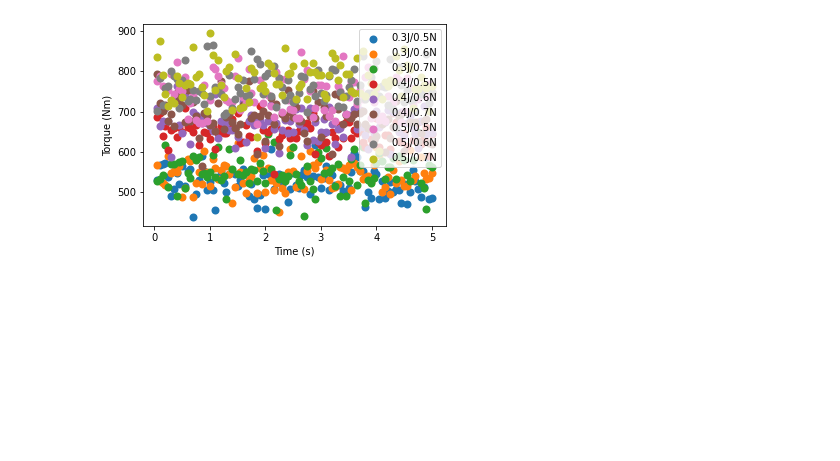
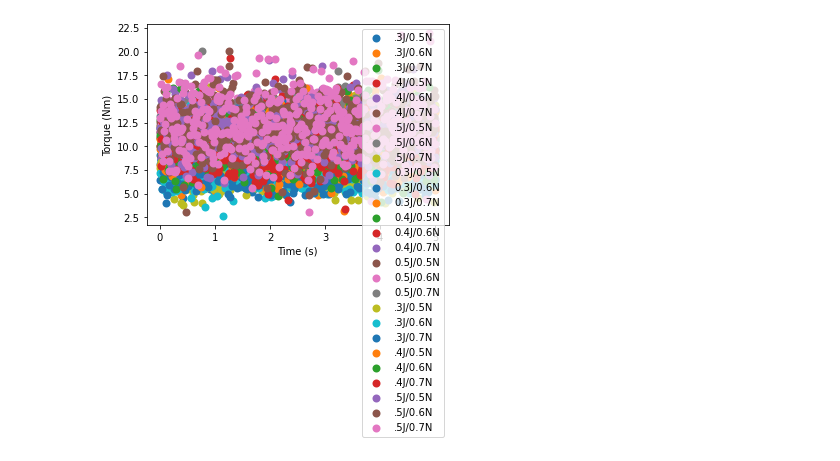
Before and after one commit to citojaya/dem_scaleup, a Jupyter notebook: power_plot.ipynb, the cells around one changed output. Cells and saved outputs as stored; diff of their text form; code cells hidden in the pictures; blank space fills up the shorter version.

```diff
--- a/power_plot.ipynb
+++ b/power_plot.ipynb
@@ -33,40 +33,54 @@ def getTorque(path_list):
     return data
 
 
-path_list = [#"E:/drum/density/8000/ppsf/0.1/damp/0.1/pwsf/0.4/508mm/12.7mm/0.3J/0.5N",
-#              "E:/drum/density/8000/ppsf/0.1/damp/0.1/pwsf/0.4/508mm/12.7mm/0.3J/0.6N",
-#              "E:/drum/density/8000/ppsf/0.1/damp/0.1/pwsf/0.4/508mm/12.7mm/0.3J/0.7N",
-#              "E:/drum/density/8000/ppsf/0.1/damp/0.1/pwsf/0.4/508mm/12.7mm/0.4J/0.5N",
-#              "E:/drum/density/8000/ppsf/0.1/damp/0.1/pwsf/0.4/508mm/12.7mm/0.4J/0.6N",
-#              "E:/drum/density/8000/ppsf/0.1/damp/0.1/pwsf/0.4/508mm/12.7mm/0.4J/0.7N",
-#              "E:/drum/density/8000/ppsf/0.1/damp/0.1/pwsf/0.4/508mm/12.7mm/0.5J/0.5N",
-#              "E:/drum/density/8000/ppsf/0.1/damp/0.1/pwsf/0.4/508mm/12.7mm/0.5J/0.6N",
-#              "E:/drum/density/8000/ppsf/0.1/damp/0.1/pwsf/0.4/508mm/12.7mm/0.5J/0.7N",
-#              "E:/drum/density/8000/ppsf/0.1/damp/0.1/pwsf/0.4/508mm/19.05mm/0.3J/0.5N",
-#              "E:/drum/density/8000/ppsf/0.1/damp/0.1/pwsf/0.4/508mm/19.05mm/0.3J/0.6N",
-#              "E:/drum/density/8000/ppsf/0.1/damp/0.1/pwsf/0.4/508mm/19.05mm/0.3J/0.7N",
-#              "E:/drum/density/8000/ppsf/0.1/damp/0.1/pwsf/0.4/508mm/19.05mm/0.4J/0.5N",
-#              "E:/drum/density/8000/ppsf/0.1/damp/0.1/pwsf/0.4/508mm/19.05mm/0.4J/0.6N",
-#              "E:/drum/density/8000/ppsf/0.1/damp/0.1/pwsf/0.4/508mm/19.05mm/0.4J/0.7N",
-#              "E:/drum/density/8000/ppsf/0.1/damp/0.1/pwsf/0.4/508mm/19.05mm/0.5J/0.5N",
-#              "E:/drum/density/8000/ppsf/0.1/damp/0.1/pwsf/0.4/508mm/19.05mm/0.5J/0.6N",
-#              "E:/drum/density/8000/ppsf/0.1/damp/0.1/pwsf/0.4/508mm/19.05mm/0.5J/0.7N",
-             "E:/drum/density/8000/ppsf/0.1/damp/0.1/pwsf/0.4/1000mm/25.4mm/0.3J/0.5N",
-             "E:/drum/density/8000/ppsf/0.1/damp/0.1/pwsf/0.4/1000mm/25.4mm/0.3J/0.6N",
-             "E:/drum/density/8000/ppsf/0.1/damp/0.1/pwsf/0.4/1000mm/25.4mm/0.3J/0.7N",
-             "E:/drum/density/8000/ppsf/0.1/damp/0.1/pwsf/0.4/1000mm/25.4mm/0.4J/0.5N",
-             "E:/drum/density/8000/ppsf/0.1/damp/0.1/pwsf/0.4/1000mm/25.4mm/0.4J/0.6N",
-             "E:/drum/density/8000/ppsf/0.1/damp/0.1/pwsf/0.4/1000mm/25.4mm/0.4J/0.7N",
-             "E:/drum/density/8000/ppsf/0.1/damp/0.1/pwsf/0.4/1000mm/25.4mm/0.5J/0.5N",
-             "E:/drum/density/8000/ppsf/0.1/damp/0.1/pwsf/0.4/1000mm/25.4mm/0.5J/0.6N",
-             "E:/drum/density/8000/ppsf/0.1/damp/0.1/pwsf/0.4/1000mm/25.4mm/0.5J/0.7N"]
+path_list = ["E:/drum/density/8000/ppsf/0.1/damp/0.1/pwsf/0.4/254mm/12.7mm/0.3J/0.5N",
+             "E:/drum/density/8000/ppsf/0.1/damp/0.1/pwsf/0.4/254mm/12.7mm/0.3J/0.6N",
+             "E:/drum/density/8000/ppsf/0.1/damp/0.1/pwsf/0.4/254mm/12.7mm/0.3J/0.7N",
+             "E:/drum/density/8000/ppsf/0.1/damp/0.1/pwsf/0.4/254mm/12.7mm/0.4J/0.5N",
+             "E:/drum/density/8000/ppsf/0.1/damp/0.1/pwsf/0.4/254mm/12.7mm/0.4J/0.6N",
+             "E:/drum/density/8000/ppsf/0.1/damp/0.1/pwsf/0.4/254mm/12.7mm/0.4J/0.7N",
+             "E:/drum/density/8000/ppsf/0.1/damp/0.1/pwsf/0.4/254mm/12.7mm/0.5J/0.5N",
+             "E:/drum/density/8000/ppsf/0.1/damp/0.1/pwsf/0.4/254mm/12.7mm/0.5J/0.6N",
+             "E:/drum/density/8000/ppsf/0.1/damp/0.1/pwsf/0.4/254mm/12.7mm/0.5J/0.7N",
+             "E:/drum/density/8000/ppsf/0.1/damp/0.1/pwsf/0.4/254mm/19.05mm/0.3J/0.5N",
+             "E:/drum/density/8000/ppsf/0.1/damp/0.1/pwsf/0.4/254mm/19.05mm/0.3J/0.6N",
+             "E:/drum/density/8000/ppsf/0.1/damp/0.1/pwsf/0.4/254mm/19.05mm/0.3J/0.7N",
+             "E:/drum/density/8000/ppsf/0.1/damp/0.1/pwsf/0.4/254mm/19.05mm/0.4J/0.5N",
+             "E:/drum/density/8000/ppsf/0.1/damp/0.1/pwsf/0.4/254mm/19.05mm/0.4J/0.6N",
+             "E:/drum/density/8000/ppsf/0.1/damp/0.1/pwsf/0.4/254mm/19.05mm/0.4J/0.7N",
+             "E:/drum/density/8000/ppsf/0.1/damp/0.1/pwsf/0.4/254mm/19.05mm/0.5J/0.5N",
+             "E:/drum/density/8000/ppsf/0.1/damp/0.1/pwsf/0.4/254mm/19.05mm/0.5J/0.6N",
+             "E:/drum/density/8000/ppsf/0.1/damp/0.1/pwsf/0.4/254mm/19.05mm/0.5J/0.7N",
+             "E:/drum/density/8000/ppsf/0.1/damp/0.1/pwsf/0.4/254mm/25.4mm/0.3J/0.5N",
+             "E:/drum/density/8000/ppsf/0.1/damp/0.1/pwsf/0.4/254mm/25.4mm/0.3J/0.6N",
+             "E:/drum/density/8000/ppsf/0.1/damp/0.1/pwsf/0.4/254mm/25.4mm/0.3J/0.7N",
+             "E:/drum/density/8000/ppsf/0.1/damp/0.1/pwsf/0.4/254mm/25.4mm/0.4J/0.5N",
+             "E:/drum/density/8000/ppsf/0.1/damp/0.1/pwsf/0.4/254mm/25.4mm/0.4J/0.6N",
+             "E:/drum/density/8000/ppsf/0.1/damp/0.1/pwsf/0.4/254mm/25.4mm/0.4J/0.7N",
+             "E:/drum/density/8000/ppsf/0.1/damp/0.1/pwsf/0.4/254mm/25.4mm/0.5J/0.5N",
+             "E:/drum/density/8000/ppsf/0.1/damp/0.1/pwsf/0.4/254mm/25.4mm/0.5J/0.6N",
+             "E:/drum/density/8000/ppsf/0.1/damp/0.1/pwsf/0.4/254mm/25.4mm/0.5J/0.7N"]
+
+# path_list = ["E:/drum/density/8000/ppsf/0.1/damp/0.1/pwsf/0.4/2000mm/31.75mm/0.3J/0.5N",
+#             "E:/drum/density/8000/ppsf/0.1/damp/0.1/pwsf/0.4/2000mm/31.75mm/0.3J/0.6N",
+#              "E:/drum/density/8000/ppsf/0.1/damp/0.1/pwsf/0.4/2000mm/31.75mm/0.3J/0.7N",
+#              "E:/drum/density/8000/ppsf/0.1/damp/0.1/pwsf/0.4/2000mm/31.75mm/0.4J/0.5N",
+#             "E:/drum/density/8000/ppsf/0.1/damp/0.1/pwsf/0.4/2000mm/31.75mm/0.4J/0.6N",
+#              "E:/drum/density/8000/ppsf/0.1/damp/0.1/pwsf/0.4/2000mm/31.75mm/0.4J/0.7N",
+#              "E:/drum/density/8000/ppsf/0.1/damp/0.1/pwsf/0.4/2000mm/31.75mm/0.5J/0.5N",
+#             "E:/drum/density/8000/ppsf/0.1/damp/0.1/pwsf/0.4/2000mm/31.75mm/0.5J/0.6N",
+#              "E:/drum/density/8000/ppsf/0.1/damp/0.1/pwsf/0.4/2000mm/31.75mm/0.5J/0.7N"]
+#             "E:/drum/density/8000/ppsf/0.1/damp/0.1/pwsf/0.4/2000mm/50mm/0.5J/0.5N",
+#             "E:/drum/density/8000/ppsf/0.1/damp/0.1/pwsf/0.4/2000mm/50mm/0.5J/0.6N",
+#              "E:/drum/density/8000/ppsf/0.1/damp/0.1/pwsf/0.4/2000mm/50mm/0.5J/0.7N"]
+
 
 fig = plt.figure()
 ax = fig.add_axes([0.2,0.2,0.7,0.7])
 
 data = getTorque(path_list)
 df = pd.DataFrame(data, columns=['path','torque'])
-fout = "../../drum/paper/data/torque1000mm.csv"
+fout = "../../drum/paper/data/torque254mm.csv"
 df.to_csv(fout)
 
 
@@ -76,31 +90,31 @@ df.to_csv(fout)
 # fin = os.path.join(path,"torque.dat")
 # (time1, torque1) = readFile(fin)
 
 # path = "../../drum/508mm/19.05mm/0.5J/0.6N"
 # fin = os.path.join(path,"torque.dat")
 # (time2, torque2) = readFile(fin)
 
 # path = "../../drum/508mm/19.05mm/0.5J/0.6N"
 # fin = os.path.join(path,"torque.dat")
 # (time3, torque3) = readFile(fin)
 
 
 
 # ax.set_xlim(0,2.0)
 
 # ax.scatter(time1,torque1, marker='o',label="0.5N", lw=2)
 # ax.scatter(time2,torque2, marker='o',label="0.6N", lw=2)
 # ax.scatter(time3,torque3, marker='o',label="0.7N", lw=2)
 
 
 ax.set_ylabel("Torque (Nm)")
 ax.set_xlabel("Time (s)")
 ax.legend(loc="upper right")
 
 plt.show()
 
 # print(np.array(torque1).mean())
 # print(np.array(torque2).mean())
 # print(np.array(torque3).mean())
 # %% [output]
-[figure, old version]
+[figure, new version]
```
Also changed, not shown: 6 other files.
